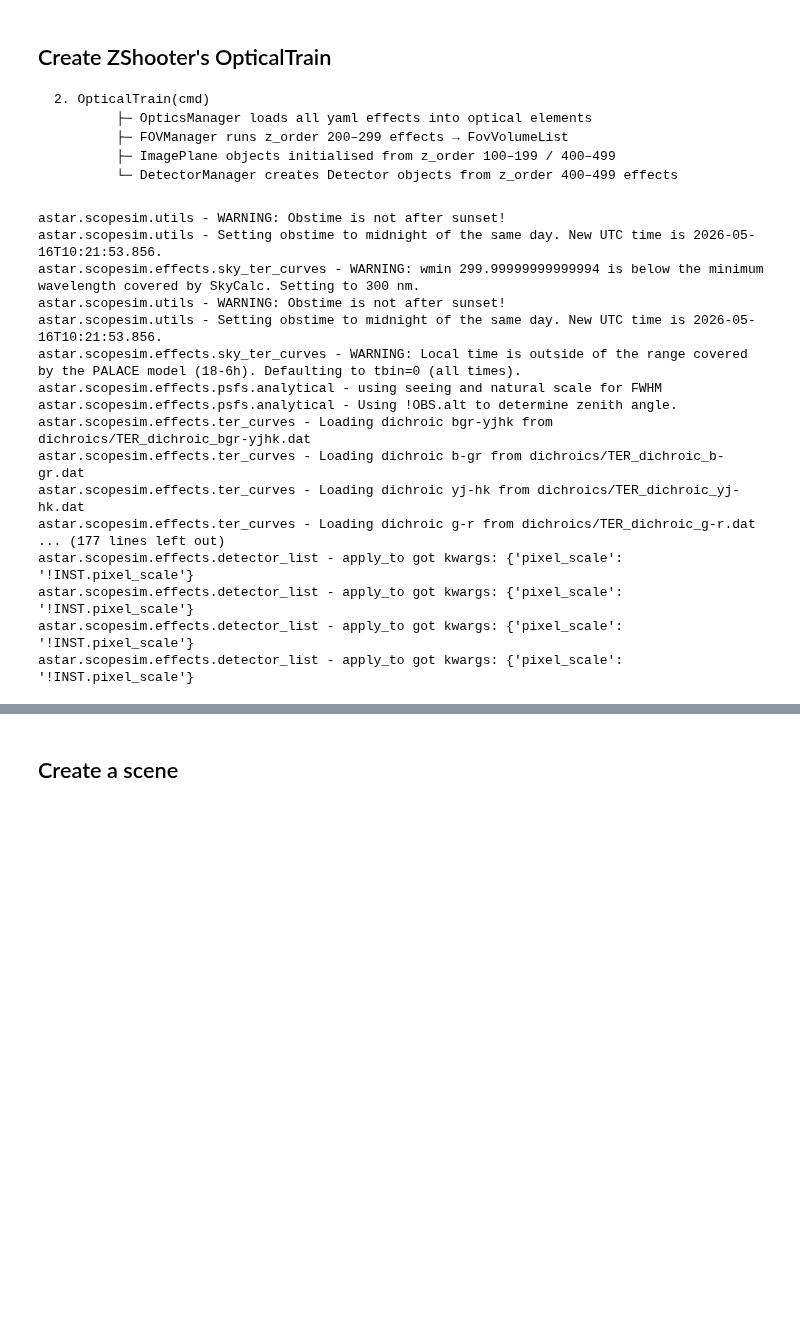
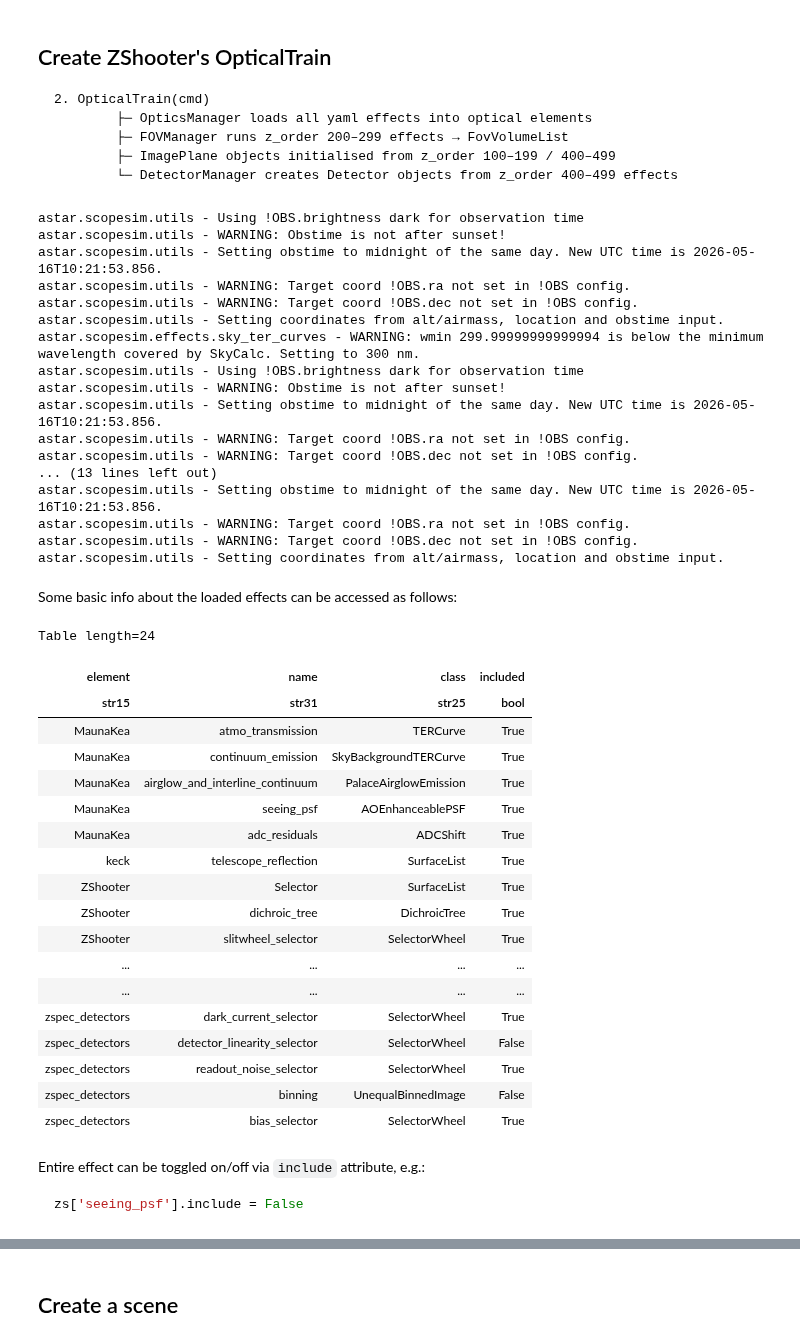
Before and after one commit to CaltechOpticalObservatories/zs-scopesim, a Jupyter notebook: notebooks/i_ScopeSim_Overview.ipynb, the cells around one changed output, grey strips where cells are left out. Cells and saved outputs as stored; diff of their text form; code cells hidden in the pictures; blank space fills up the shorter version.

Commit message:
Added text and examples on toggling simulation parameters, modified yaml configs to support the examples

````diff
--- a/notebooks/i_ScopeSim_Overview.ipynb
+++ b/notebooks/i_ScopeSim_Overview.ipynb
@@ -212,7 +212,7 @@ sim.rc.__config__["!SIM.file.local_packages_path"] = irdb_path
 sim.rc.__config__["!SIM.file.search_path"].append(irdb_path)
 
 ## configure log level
-sim.utils.set_console_log_level("DEBUG")
+sim.utils.set_console_log_level("INFO")
 
 ## user commands
 cmd = sim.UserCommands(use_instrument="ZShooter_v2", set_modes=["SPEC"])
@@ -229,20 +253,49 @@ cmd = sim.UserCommands(use_instrument="ZShooter_v2", set_modes=["SPEC"])
 # %%
 zs = sim.OpticalTrain(cmd)
 # %% [output]
+astar.scopesim.utils - Using !OBS.brightness dark for observation time
 astar.scopesim.utils - WARNING: Obstime is not after sunset!
 astar.scopesim.utils - Setting obstime to midnight of the same day. New UTC time is 2026-05-16T10:21:53.856.
+astar.scopesim.utils - WARNING: Target coord !OBS.ra not set in !OBS config.
+astar.scopesim.utils - WARNING: Target coord !OBS.dec not set in !OBS config.
+astar.scopesim.utils - Setting coordinates from alt/airmass, location and obstime input.
 astar.scopesim.effects.sky_ter_curves - WARNING: wmin 299.99999999999994 is below the minimum wavelength covered by SkyCalc. Setting to 300 nm.
+astar.scopesim.utils - Using !OBS.brightness dark for observation time
 astar.scopesim.utils - WARNING: Obstime is not after sunset!
 astar.scopesim.utils - Setting obstime to midnight of the same day. New UTC time is 2026-05-16T10:21:53.856.
-astar.scopesim.effects.sky_ter_curves - WARNING: Local time is outside of the range covered by the PALACE model (18-6h). Defaulting to tbin=0 (all times).
-astar.scopesim.effects.psfs.analytical - using seeing and natural scale for FWHM
-astar.scopesim.effects.psfs.analytical - Using !OBS.alt to determine zenith angle.
-astar.scopesim.effects.ter_curves - Loading dichroic bgr-yjhk from dichroics/TER_dichroic_bgr-yjhk.dat
-astar.scopesim.effects.ter_curves - Loading dichroic b-gr from dichroics/TER_dichroic_b-gr.dat
-astar.scopesim.effects.ter_curves - Loading dichroic yj-hk from dichroics/TER_dichroic_yj-hk.dat
-astar.scopesim.effects.ter_curves - Loading dichroic g-r from dichroics/TER_dichroic_g-r.dat
-... (177 lines left out)
-astar.scopesim.effects.detector_list - apply_to got kwargs: {'pixel_scale': '!INST.pixel_scale'}
-astar.scopesim.effects.detector_list - apply_to got kwargs: {'pixel_scale': '!INST.pixel_scale'}
-astar.scopesim.effects.detector_list - apply_to got kwargs: {'pixel_scale': '!INST.pixel_scale'}
-astar.scopesim.effects.detector_list - apply_to got kwargs: {'pixel_scale': '!INST.pixel_scale'}
+astar.scopesim.utils - WARNING: Target coord !OBS.ra not set in !OBS config.
+astar.scopesim.utils - WARNING: Target coord !OBS.dec not set in !OBS config.
+... (13 lines left out)
+astar.scopesim.utils - Setting obstime to midnight of the same day. New UTC time is 2026-05-16T10:21:53.856.
+astar.scopesim.utils - WARNING: Target coord !OBS.ra not set in !OBS config.
+astar.scopesim.utils - WARNING: Target coord !OBS.dec not set in !OBS config.
+astar.scopesim.utils - Setting coordinates from alt/airmass, location and obstime input.
+# %% [markdown]
+Some basic info about the loaded effects can be accessed as follows:
+# %%
+zs.effects
+# %% [output]
+Table length=24
+| element | name | class | included |
+| str15 | str31 | str25 | bool |
+| MaunaKea | atmo_transmission | TERCurve | True |
+| MaunaKea | continuum_emission | SkyBackgroundTERCurve | True |
+| MaunaKea | airglow_and_interline_continuum | PalaceAirglowEmission | True |
+| MaunaKea | seeing_psf | AOEnhanceablePSF | True |
+| MaunaKea | adc_residuals | ADCShift | True |
+| keck | telescope_reflection | SurfaceList | True |
+| ZShooter | Selector | SurfaceList | True |
+| ZShooter | dichroic_tree | DichroicTree | True |
+| ZShooter | slitwheel_selector | SelectorWheel | True |
+| ... | ... | ... | ... |
+| ... | ... | ... | ... |
+| zspec_detectors | dark_current_selector | SelectorWheel | True |
+| zspec_detectors | detector_linearity_selector | SelectorWheel | False |
+| zspec_detectors | readout_noise_selector | SelectorWheel | True |
+| zspec_detectors | binning | UnequalBinnedImage | False |
+| zspec_detectors | bias_selector | SelectorWheel | True |
+# %% [markdown]
+Entire effect can be toggled on/off via `include` attribute, e.g.:
+```python
+zs['seeing_psf'].include = False
+```
````
Also changed, not shown: parts of 13 cells of this notebook.
